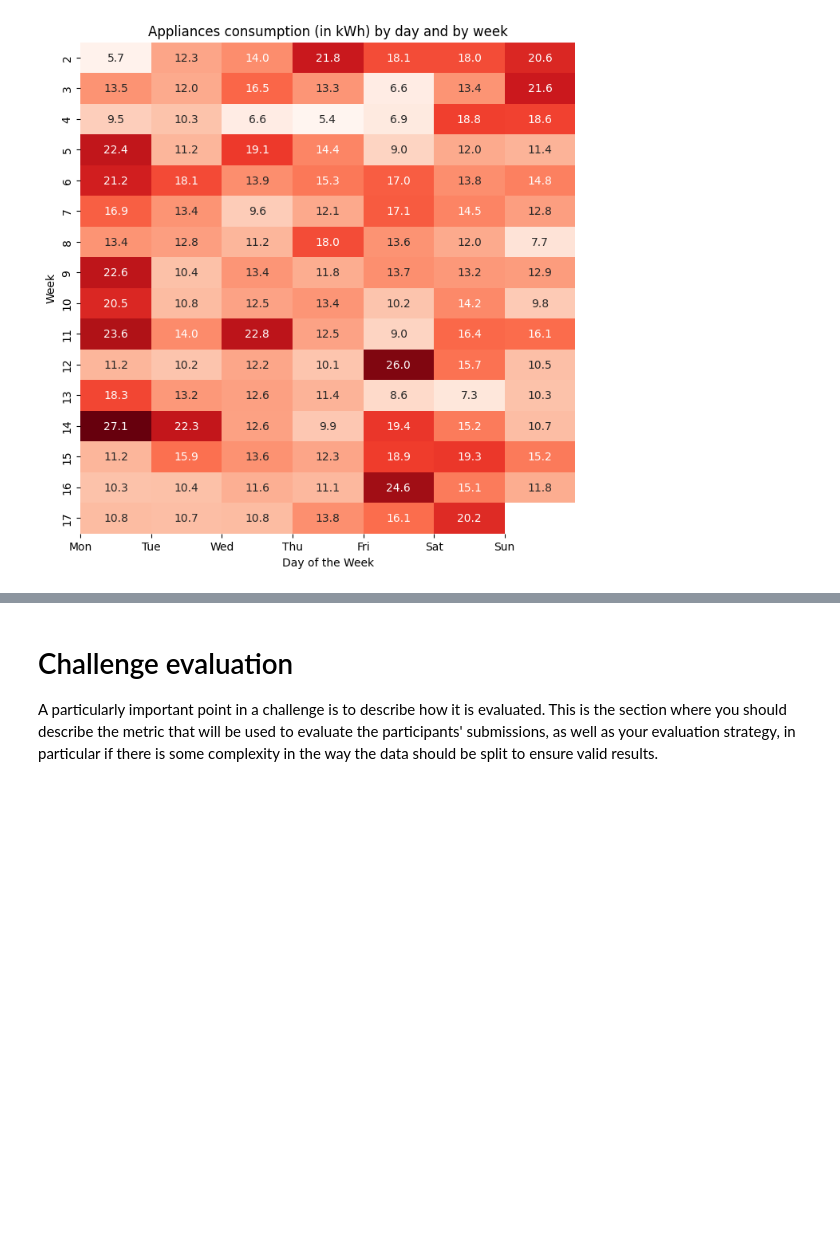
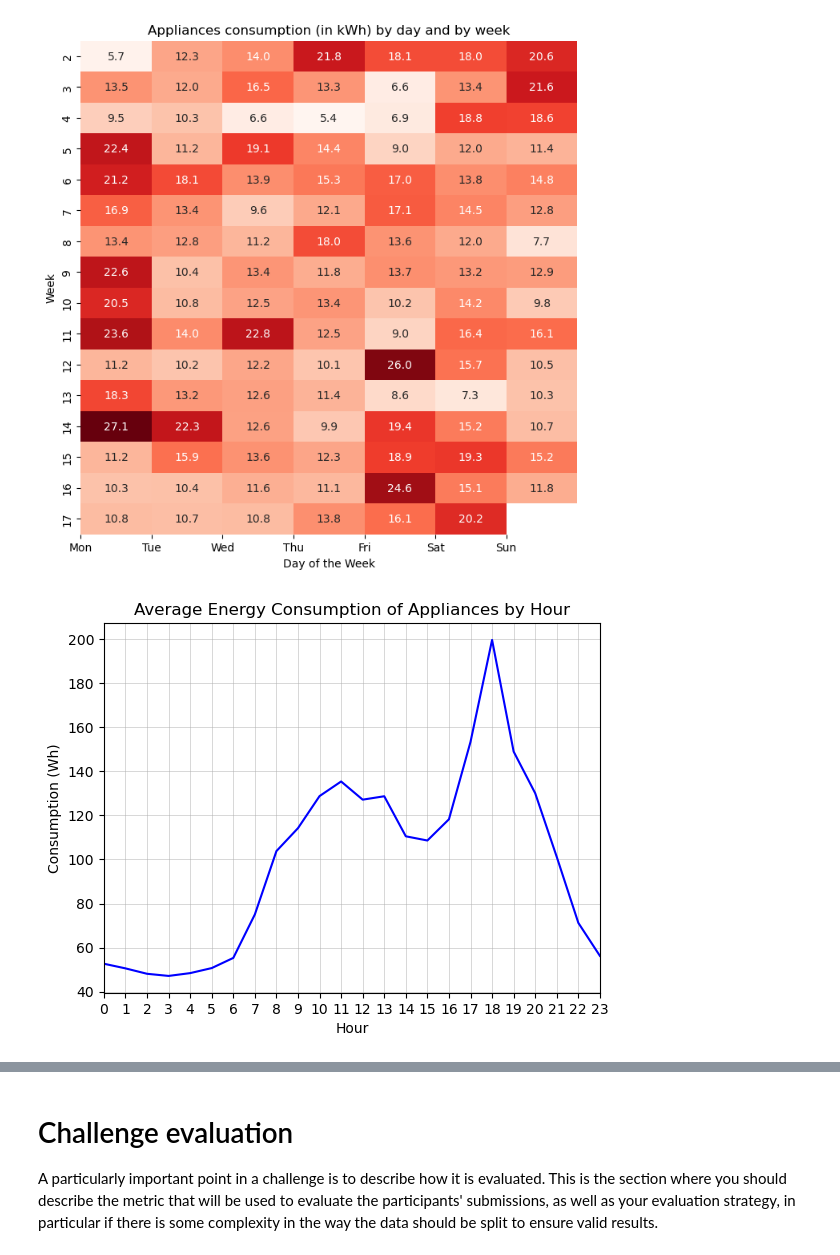
Before and after one commit to N22Toumi/Data_Challenge_M2DS_2025, a Jupyter notebook: template_starting_kit.ipynb, the cells around one changed output, grey strips where cells are left out. Cells and saved outputs as stored; diff of their text form; code cells hidden in the pictures; blank space fills up the shorter version.

```diff
--- a/template_starting_kit.ipynb
+++ b/template_starting_kit.ipynb
@@ -104,3 +109,14 @@ plt.xticks(ticks=range(7), labels=['Mon', 'Tue', 'Wed', 'Thu', 'Fri', 'Sat', 'Su
 plt.show()
 # %% [output]
 [figure]
+# %%
+plt.title('Average Energy Consumption of Appliances by Hour')
+plt.plot(df['Appliances'].groupby(df.index.hour).mean(), linestyle='-', color='blue')
+plt.xlabel('Hour')
+plt.ylabel('Consumption (Wh)')
+plt.xlim((0, 23))
+plt.xticks(range(24))
+plt.grid(True, linewidth=0.5, alpha=0.7)
+plt.show()
+# %% [output]
+[figure, added]
```
Also changed, not shown: parts of 11 cells of this notebook.
